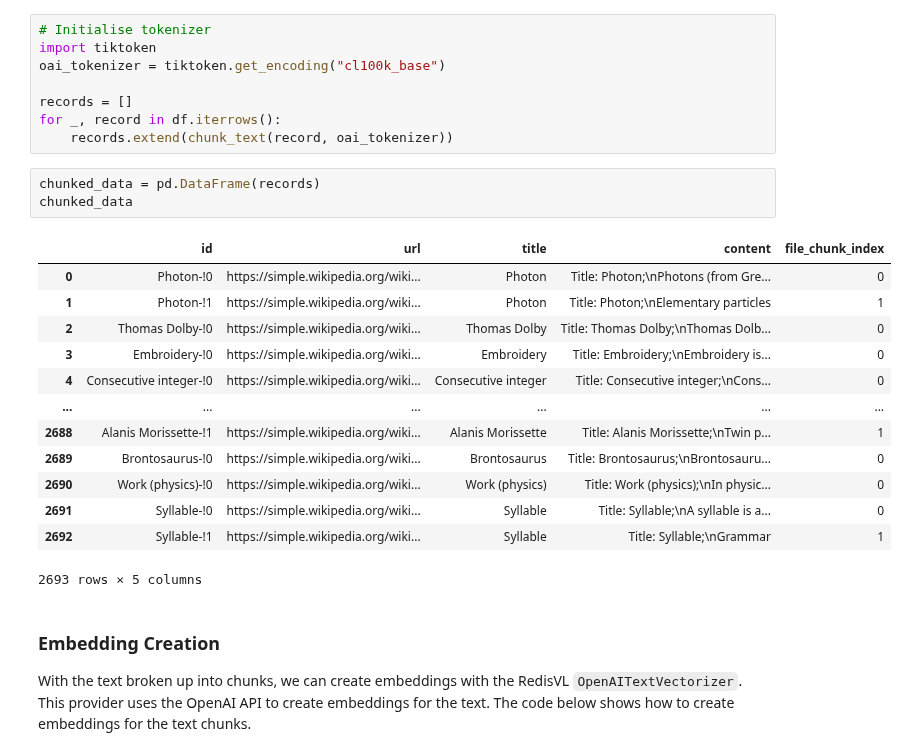
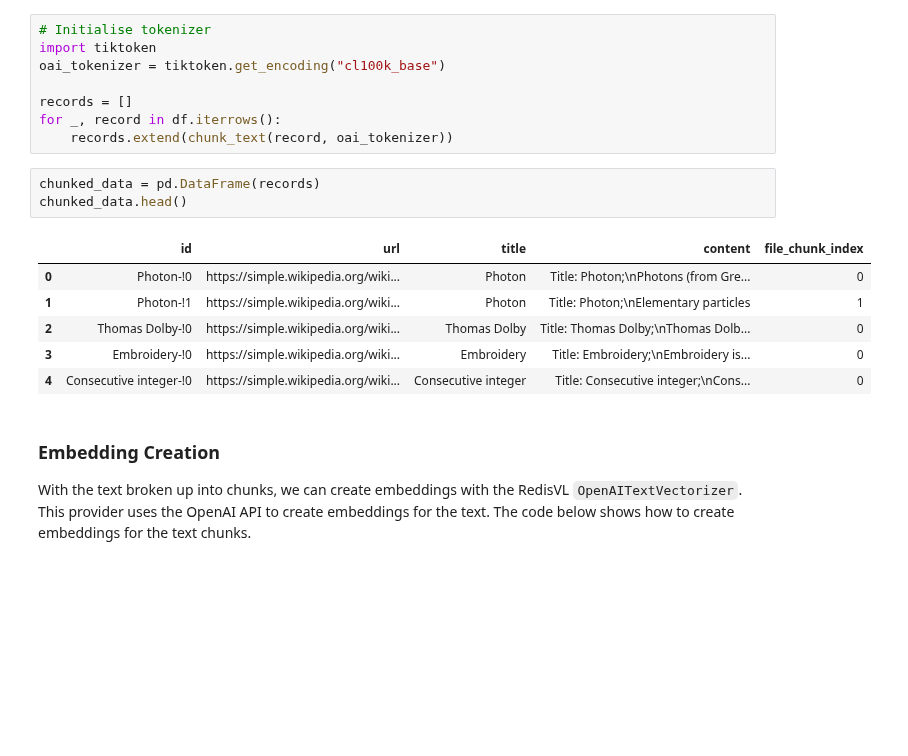
Before and after one commit to redis/redis-vl-python, a Jupyter notebook: docs/examples/openai_qna.ipynb, the cells around one changed output. Drawn from its saved outputs; the diff is of its cells as text; blank space fills up the shorter version.

```diff
--- a/docs/examples/openai_qna.ipynb
+++ b/docs/examples/openai_qna.ipynb
@@ -122,21 +115,14 @@ for _, record in df.iterrows():
     records.extend(chunk_text(record, oai_tokenizer))
 # %%
 chunked_data = pd.DataFrame(records)
-chunked_data
+chunked_data.head()
 # %% [output]
 |  | id | url | title | content | file_chunk_index |
 | 0 | Photon-!0 | https://simple.wikipedia.org/wiki... | Photon | Title: Photon;\nPhotons (from Gre... | 0 |
 | 1 | Photon-!1 | https://simple.wikipedia.org/wiki... | Photon | Title: Photon;\nElementary particles | 1 |
 | 2 | Thomas Dolby-!0 | https://simple.wikipedia.org/wiki... | Thomas Dolby | Title: Thomas Dolby;\nThomas Dolb... | 0 |
 | 3 | Embroidery-!0 | https://simple.wikipedia.org/wiki... | Embroidery | Title: Embroidery;\nEmbroidery is... | 0 |
 | 4 | Consecutive integer-!0 | https://simple.wikipedia.org/wiki... | Consecutive integer | Title: Consecutive integer;\nCons... | 0 |
-| ... | ... | ... | ... | ... | ... |
-| 2688 | Alanis Morissette-!1 | https://simple.wikipedia.org/wiki... | Alanis Morissette | Title: Alanis Morissette;\nTwin p... | 1 |
-| 2689 | Brontosaurus-!0 | https://simple.wikipedia.org/wiki... | Brontosaurus | Title: Brontosaurus;\nBrontosauru... | 0 |
-| 2690 | Work (physics)-!0 | https://simple.wikipedia.org/wiki... | Work (physics) | Title: Work (physics);\nIn physic... | 0 |
-| 2691 | Syllable-!0 | https://simple.wikipedia.org/wiki... | Syllable | Title: Syllable;\nA syllable is a... | 0 |
-| 2692 | Syllable-!1 | https://simple.wikipedia.org/wiki... | Syllable | Title: Syllable;\nGrammar | 1 |
-2693 rows × 5 columns
 # %% [markdown]
 ### Embedding Creation
 
```
Also changed, not shown: parts of 12 cells of this notebook, 3 other files.
